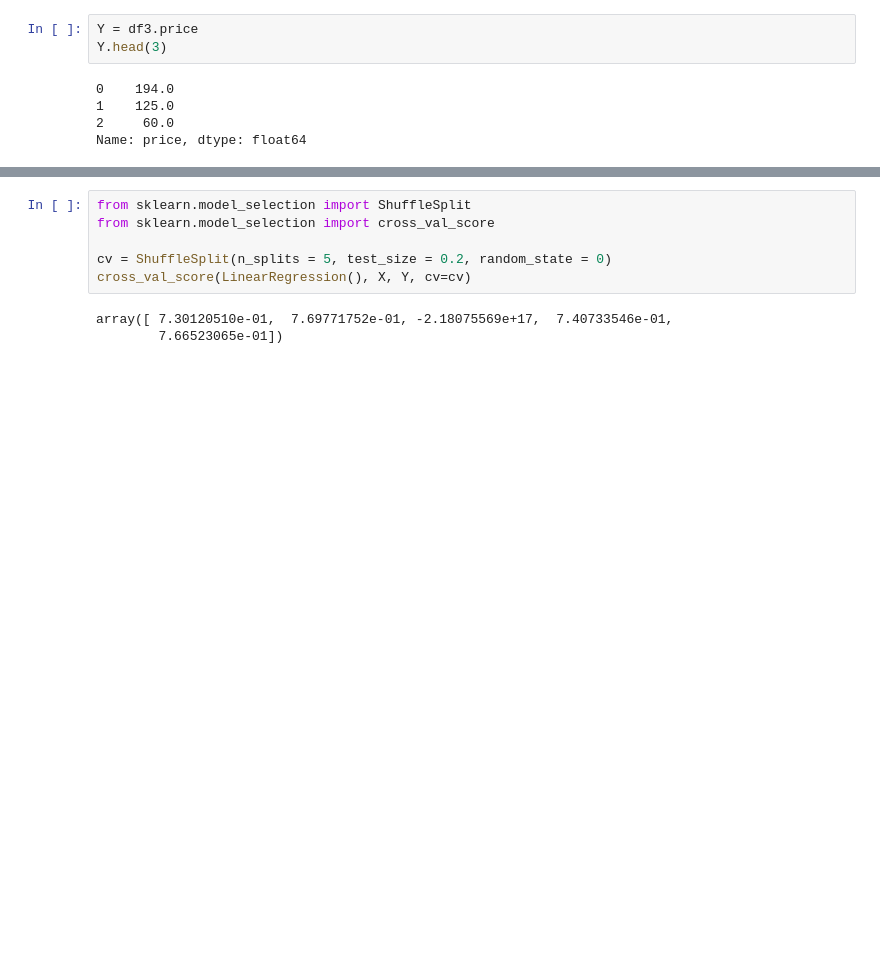
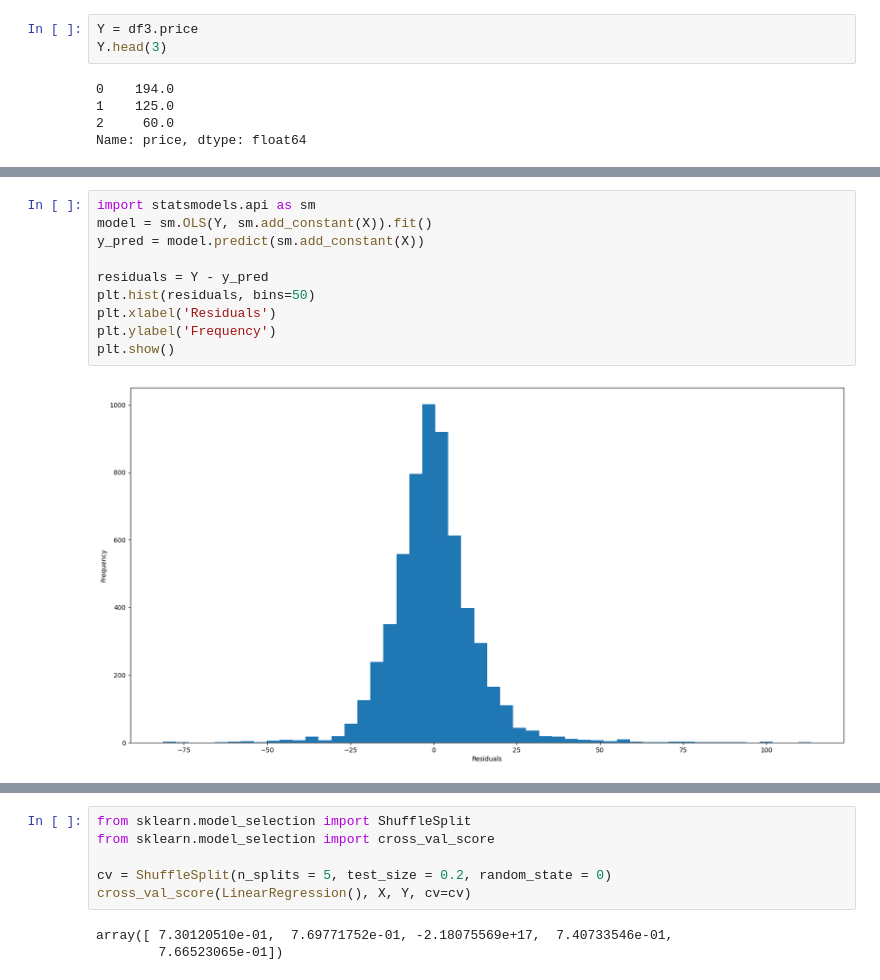
Before and after one commit to wswu001/Real_Estate_Prediction, a Jupyter notebook: data_modeling.ipynb, the cells around one changed output, grey strips where cells are left out. Drawn from its saved outputs; the diff is of its cells as text; blank space fills up the shorter version.

```diff
--- a/data_modeling.ipynb
+++ b/data_modeling.ipynb
@@ -68,0 +93,12 @@ Name: price, dtype: float64
+# %%
+import statsmodels.api as sm
+model = sm.OLS(Y, sm.add_constant(X)).fit()
+y_pred = model.predict(sm.add_constant(X))
+
+residuals = Y - y_pred
+plt.hist(residuals, bins=50)
+plt.xlabel('Residuals')
+plt.ylabel('Frequency')
+plt.show()
+# %% [output]
+[figure, added]
```
Also changed, not shown: parts of 19 cells of this notebook.
